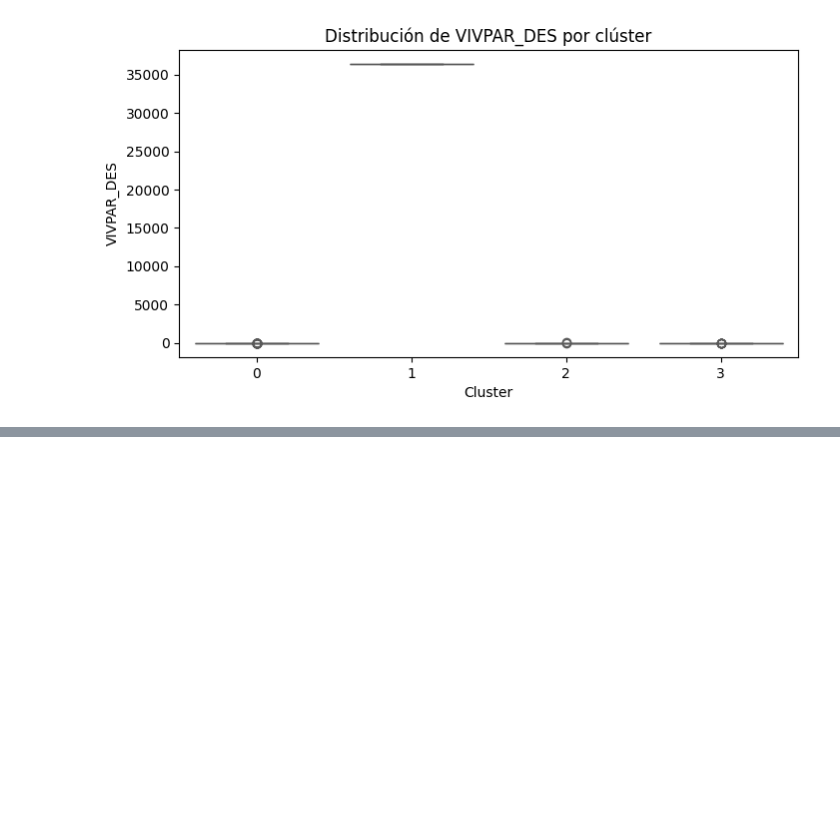
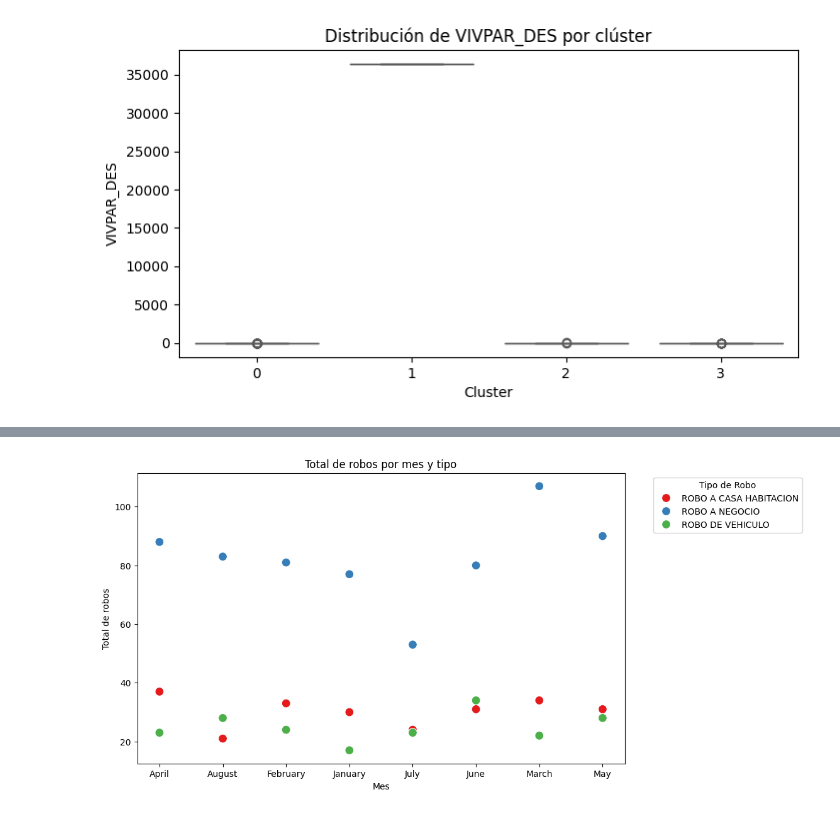
Before and after one commit to CLA-TI3001C-AD2025-G100/A01563230-EDA, a Jupyter notebook: CLUSTERING_MOD.ipynb, the cells around one changed output, grey strips where cells are left out. Cells and saved outputs as stored; diff of their text form; code cells hidden in the pictures; blank space fills up the shorter version.

```diff
--- a/CLUSTERING_MOD.ipynb
+++ b/CLUSTERING_MOD.ipynb
@@ -313,0 +356,17 @@ Passing `palette` without assigning `hue` is deprecated and will be removed in v
+# %%
+# Diagrama de dispersión por mes y tipo de robo. Eje x: mes, eje y: total de robos por tipo
+import seaborn as sns
+import matplotlib.pyplot as plt
+
+# Agrupa y cuenta los robos por mes y tipo
+grafica = data.groupby(['mes', 'TIPO']).size().reset_index(name='total_robos')
+
+plt.figure(figsize=(10,6))
+sns.scatterplot(data=grafica, x='mes', y='total_robos', hue='TIPO', palette='Set1', s=100)
+plt.title('Total de robos por mes y tipo')
+plt.xlabel('Mes')
+plt.ylabel('Total de robos')
+plt.legend(title='Tipo de Robo', bbox_to_anchor=(1.05, 1), loc='upper left')
+plt.show()
+# %% [output]
+[figure, added]
```
Also changed, not shown: parts of 12 cells of this notebook.
